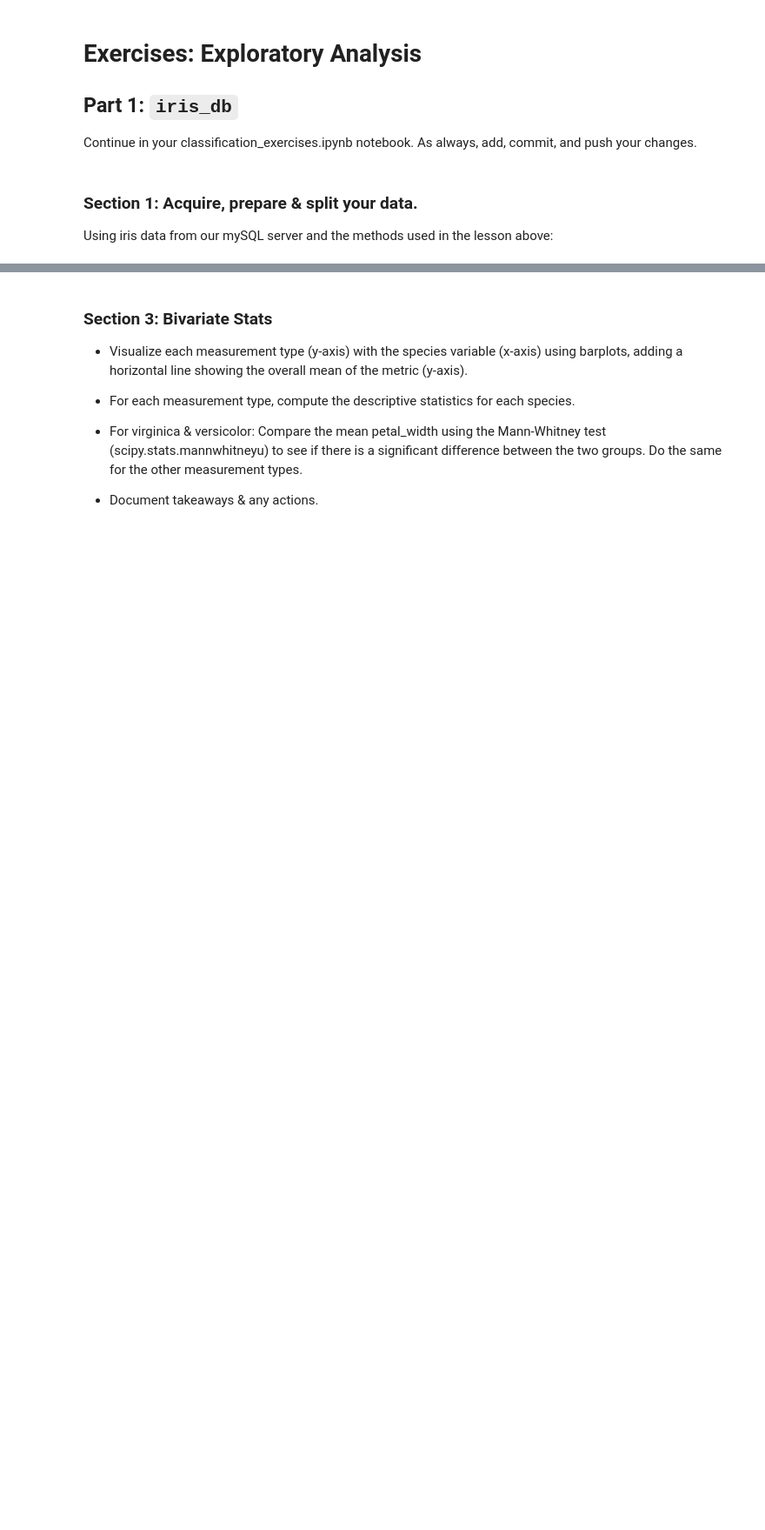
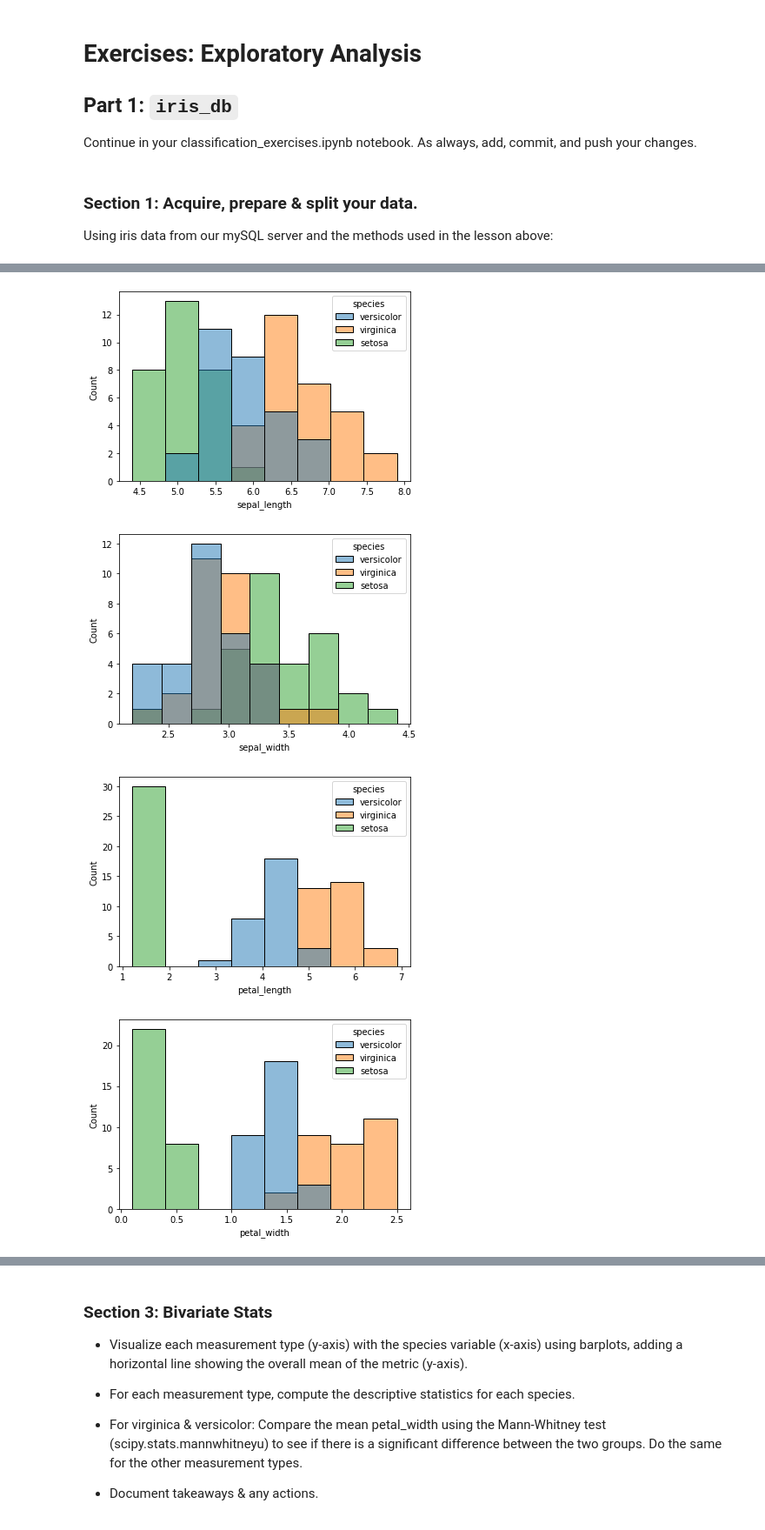
Before and after one commit to joshua-shorterivey/classification-exercises, a Jupyter notebook: classification_exercises.ipynb, the cells around one changed output, grey strips where cells are left out. Shown at 87% size. Saved outputs shown, nothing was run; the diff lists cells and outputs as text; code cells hidden in the pictures; blank space fills up the shorter version.

```diff
--- a/classification_exercises.ipynb
+++ b/classification_exercises.ipynb
@@ -773,0 +765,6 @@ df_iris = acquire.df
+# %%
+df_iris = acquire.get_iris_data()
+# %%
+df_iris = prepare.prep_iris(df_iris)
+# %%
+train_iris, validate_iris, test_iris = prepare.split_data(df_iris, 'species')
@@ -773,0 +835,12 @@ df_iris = acquire.df
+# %%
+#use dytpes to select numeric columns
+num_columns = train_iris.select_dtypes(include='float64').columns
+# %%
+for col in num_columns:
+    sns.histplot(data=train_iris, x=col, hue='species')
+    plt.show()
+# %% [output]
+[figure, added]
+[figure, added]
+[figure, added]
+[figure, added]
```
Also changed, not shown: parts of 14 cells of this notebook, 1 other file.
